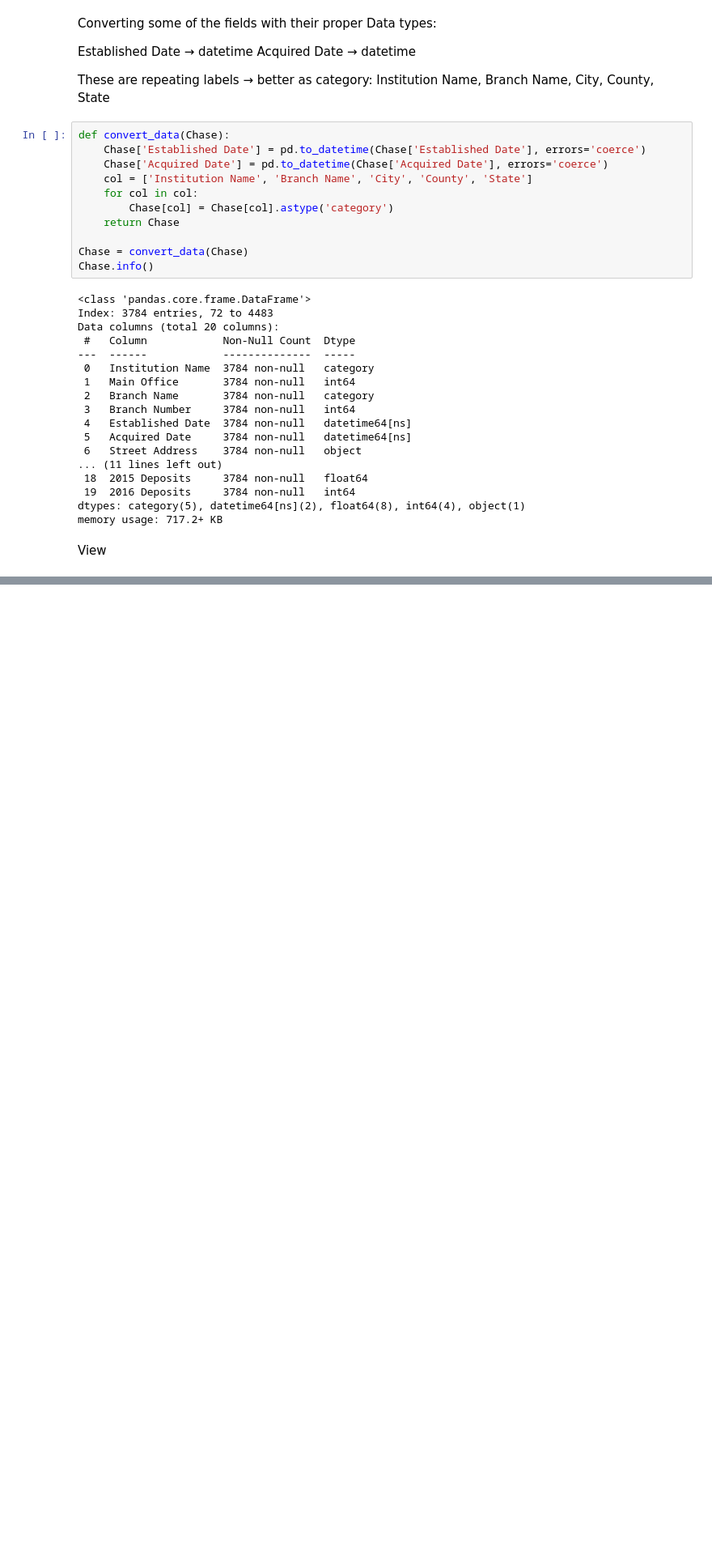
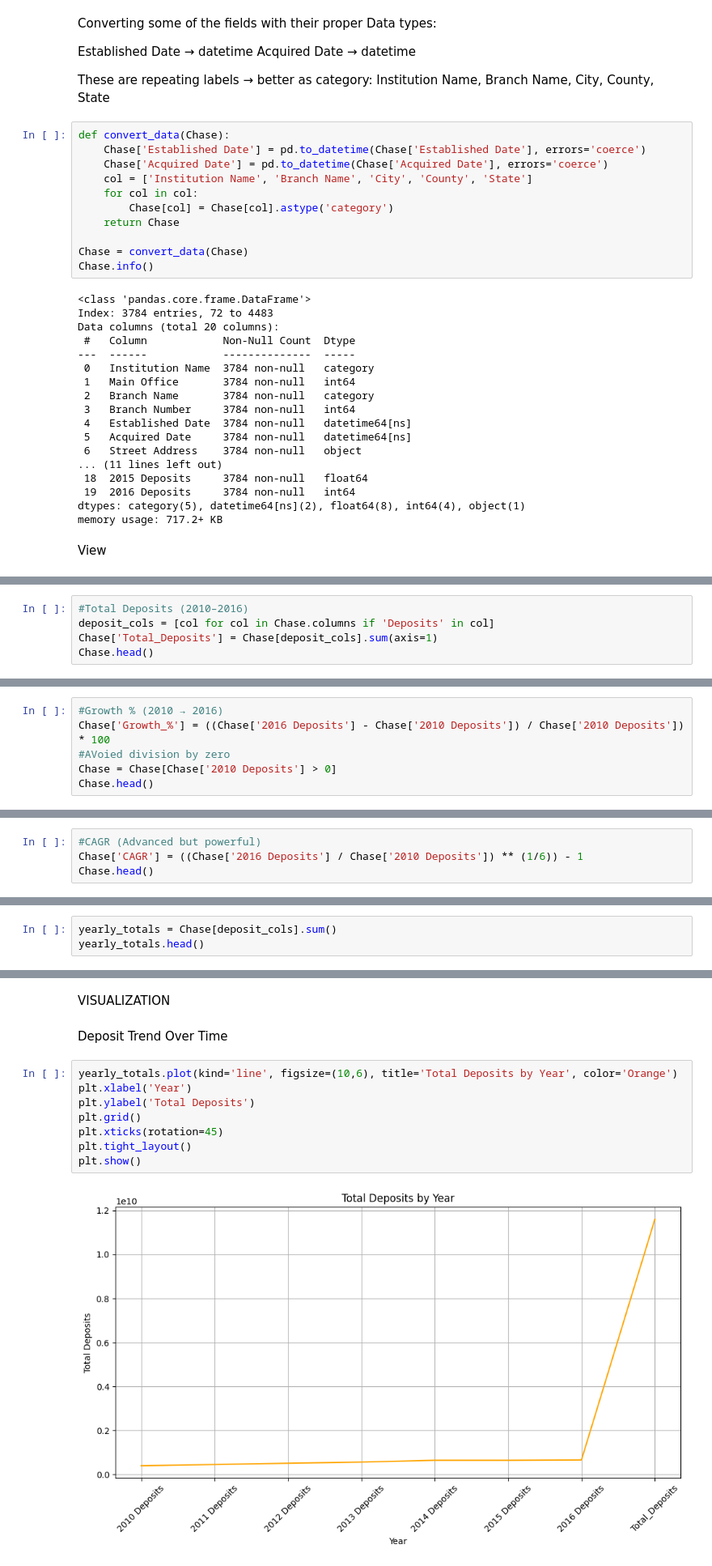
Before and after one commit to KeigoDev/Python-Cleaning-Visualization-JPChase, a Jupyter notebook: Data Cleaning.ipynb, the cells around one changed output, grey strips where cells are left out. Shown at 81% size. Drawn from its saved outputs; the diff is of its cells as text; blank space fills up the shorter version.

```diff
--- a/Data Cleaning.ipynb
+++ b/Data Cleaning.ipynb
@@ -119,0 +146,5 @@ View
+# %%
+#Total Deposits (2010–2016)
+deposit_cols = [col for col in Chase.columns if 'Deposits' in col]
+Chase['Total_Deposits'] = Chase[deposit_cols].sum(axis=1)
+Chase.head()
@@ -119,0 +159,6 @@ View
+# %%
+#Growth % (2010 → 2016)
+Chase['Growth_%'] = ((Chase['2016 Deposits'] - Chase['2010 Deposits']) / Chase['2010 Deposits']) * 100
+#AVoied division by zero
+Chase = Chase[Chase['2010 Deposits'] > 0]
+Chase.head()
@@ -119,0 +173,4 @@ View
+# %%
+#CAGR (Advanced but powerful)
+Chase['CAGR'] = ((Chase['2016 Deposits'] / Chase['2010 Deposits']) ** (1/6)) - 1
+Chase.head()
@@ -119,0 +251,3 @@ View
+# %%
+yearly_totals = Chase[deposit_cols].sum()
+yearly_totals.head()
@@ -119,0 +278,14 @@ View
+# %% [markdown]
+VISUALIZATION
+# %% [markdown]
+Deposit Trend Over Time
+# %%
+yearly_totals.plot(kind='line', figsize=(10,6), title='Total Deposits by Year', color='Orange')
+plt.xlabel('Year')
+plt.ylabel('Total Deposits')
+plt.grid()
+plt.xticks(rotation=45)
+plt.tight_layout()
+plt.show()
+# %% [output]
+[figure, added]
```
Also changed, not shown: parts of 20 cells of this notebook.
